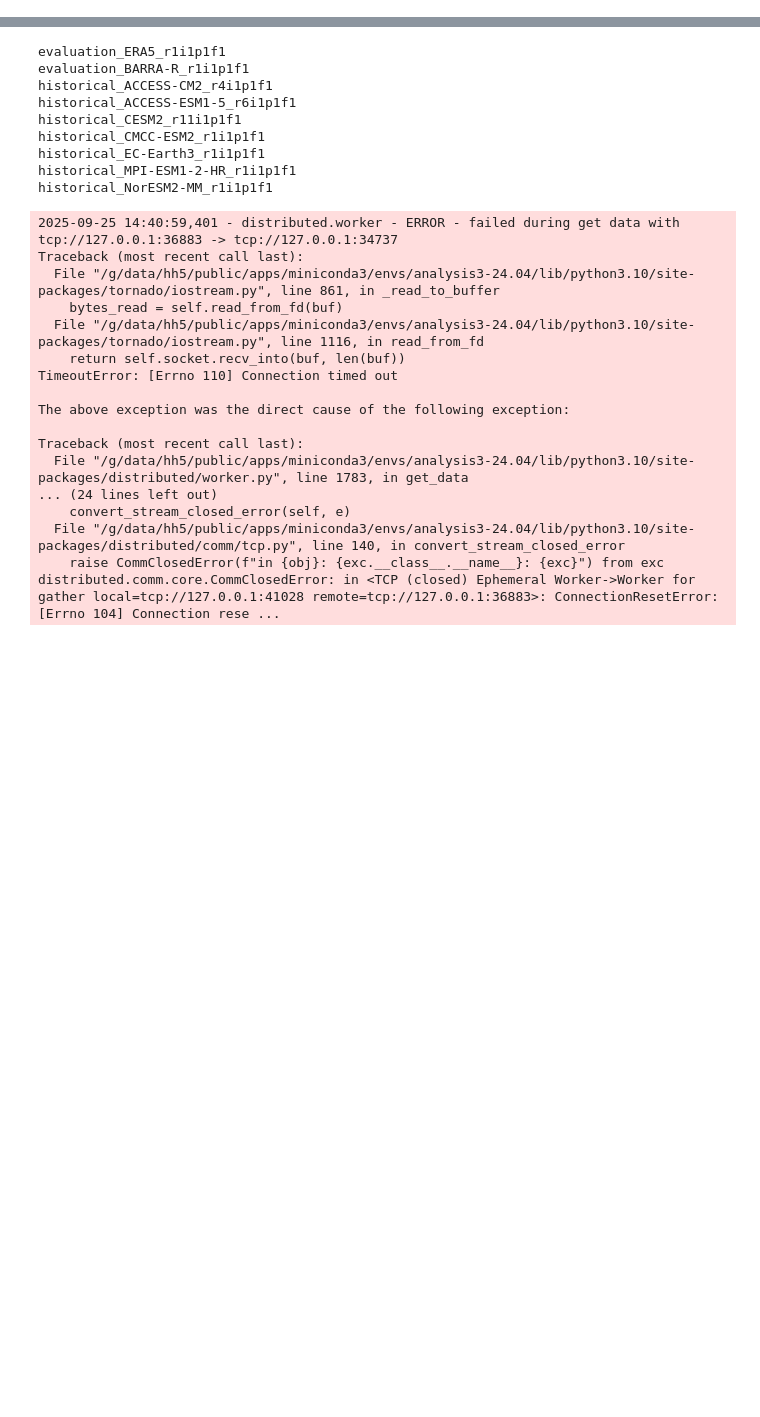
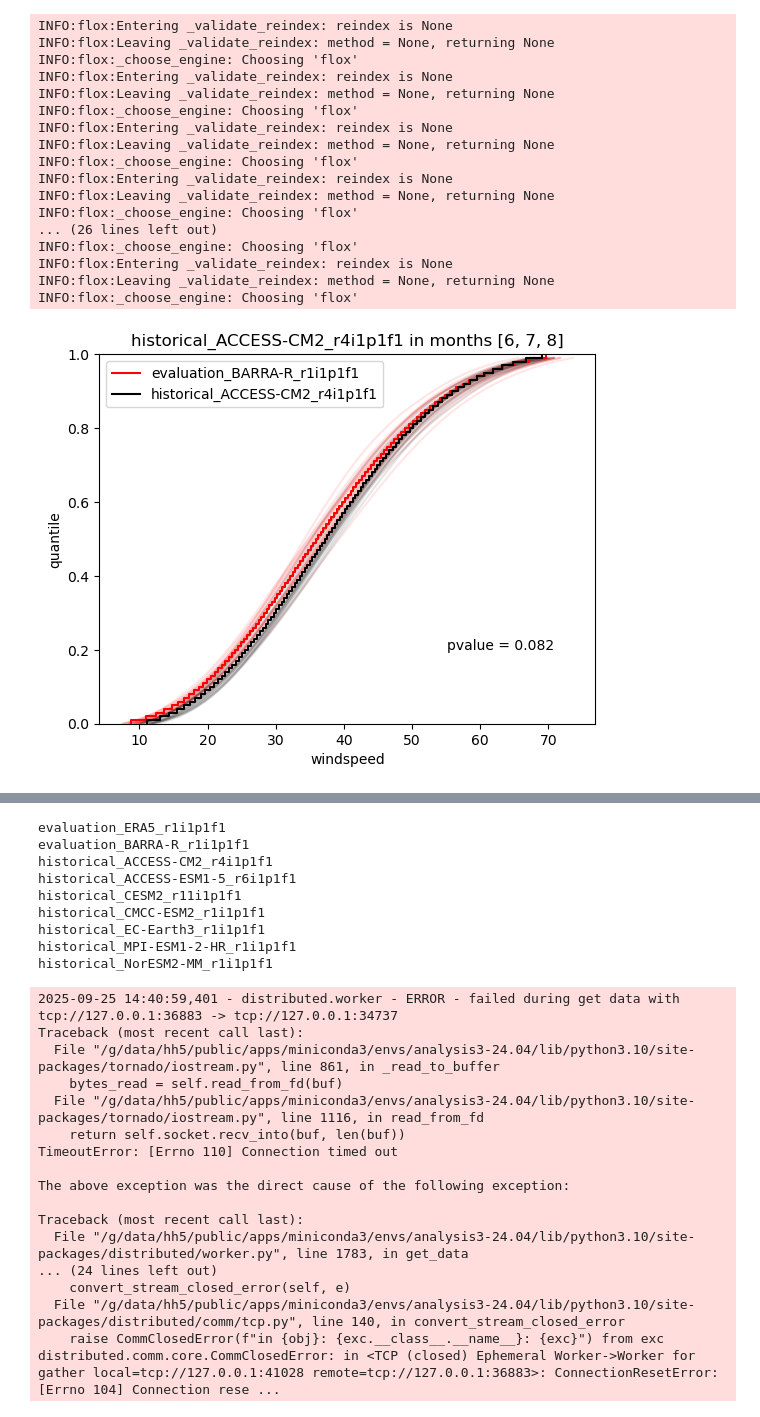
Before and after one commit to xenct/turbulence_AUSCAT, a Jupyter notebook: CAT_evaluation.ipynb, the cells around one changed output, grey strips where cells are left out. Drawn from its saved outputs; the diff is of its cells as text; code cells hidden in the pictures; blank space fills up the shorter version.

```diff
--- a/CAT_evaluation.ipynb
+++ b/CAT_evaluation.ipynb
@@ -50,0 +213,39 @@ p95, p99, p999 = [62.82748914, 75.75302181, 88.13204733]
+# %%
+months = [6, 7, 8]
+for run in list_historical:
+    plt.figure()
+    plt.title(f"{run} in months {months}")
+    evaluation = list_evaluation[1]
+    for year in np.arange(1990,2009):
+        sns.lineplot(data = ds.sel({"run":evaluation[:24]}).where(ds.time.dt.month.isin(months),drop=True).sel({"time":f"{year}"}).mean("time"), x="windspeed", y="quantile", color="r", alpha=0.1)
+    for year in np.arange(1990,2009):
+        sns.lineplot(data = ds.sel({"run":run[:24]}).where(ds.time.dt.month.isin(months),drop=True).sel({"time":f"{year}"}).mean("time"), x="windspeed", y="quantile", color="k", alpha=0.1)
+    sns.ecdfplot(data = ds.sel({"run":evaluation[:24]}).where(ds.time.dt.month.isin(months),drop=True).mean("time")["windspeed"], color="r", label=evaluation)
+    sns.ecdfplot(data = ds.sel({"run":run[:24]}).where(ds.time.dt.month.isin(months),drop=True).mean("time")["windspeed"], color="k", label=run)
+
+    # calculate pvalue
+    ks_statistic, pvalue = stats.ks_2samp(ds.sel({"run":evaluation[:24]}).where(ds.time.dt.month.isin(months),drop=True).resample({"time":"YE"}).mean()["windspeed"].values.flatten(),
+                                          ds.sel({"run":run[:24]}).where(ds.time.dt.month.isin(months),drop=True).resample({"time":"YE"}).mean()["windspeed"].values.flatten(),)
+    # print(f"{run}: pvalue {pvalue:.3f}, ks_stat = {ks_statistic}")
+    # add pvalue to plot
+    plt.text(x=0.7, y=0.2, s= f"pvalue = {pvalue:.3f}", transform = plt.gca().transAxes)
+    plt.legend()
+# %% [output]
+INFO:flox:Entering _validate_reindex: reindex is None
+INFO:flox:Leaving _validate_reindex: method = None, returning None
+INFO:flox:_choose_engine: Choosing 'flox'
+INFO:flox:Entering _validate_reindex: reindex is None
+INFO:flox:Leaving _validate_reindex: method = None, returning None
+INFO:flox:_choose_engine: Choosing 'flox'
+INFO:flox:Entering _validate_reindex: reindex is None
+INFO:flox:Leaving _validate_reindex: method = None, returning None
+INFO:flox:_choose_engine: Choosing 'flox'
+INFO:flox:Entering _validate_reindex: reindex is None
+INFO:flox:Leaving _validate_reindex: method = None, returning None
+INFO:flox:_choose_engine: Choosing 'flox'
+... (26 lines left out)
+INFO:flox:_choose_engine: Choosing 'flox'
+INFO:flox:Entering _validate_reindex: reindex is None
+INFO:flox:Leaving _validate_reindex: method = None, returning None
+INFO:flox:_choose_engine: Choosing 'flox'
+[figure, added]
```
Also changed, not shown: parts of 17 cells of this notebook.
